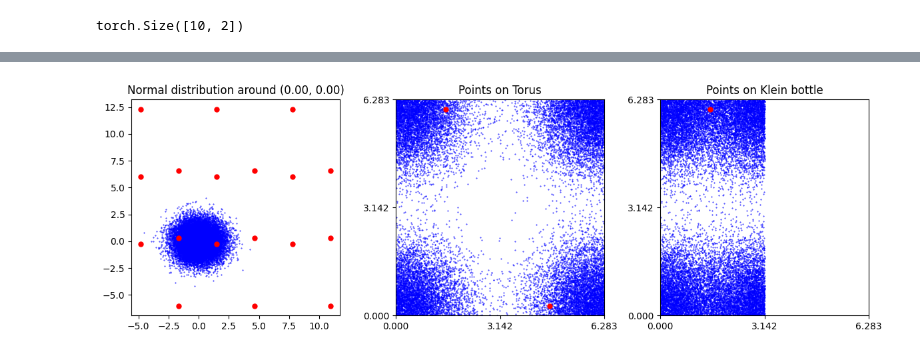
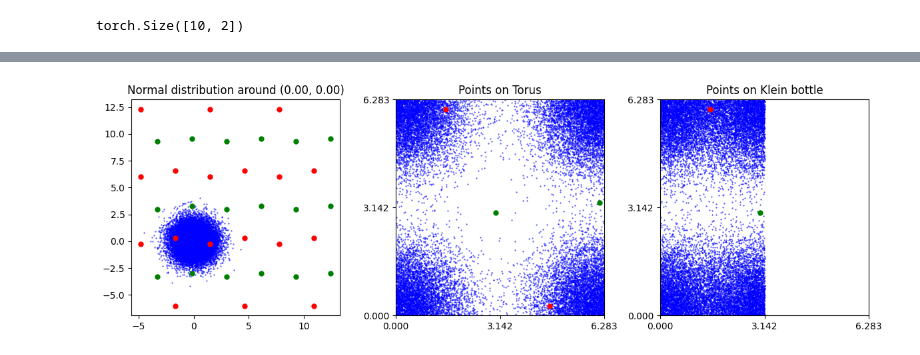
Before and after one commit to bekemax/KleinVAE, a Jupyter notebook: notebooks/torch_klein_filters.ipynb, the cells around one changed output, grey strips where cells are left out. Cells and saved outputs as stored; diff of their text form; code cells hidden in the pictures.

```diff
--- a/notebooks/torch_klein_filters.ipynb
+++ b/notebooks/torch_klein_filters.ipynb
@@ -285,37 +282,41 @@ klein_points = project_to_klein(points)
 fig, axes = plt.subplots(1, 3, figsize=(12, 4))
 axes[0].plot(points[:,0], points[:,1], 'o', markersize=0.4, color='blue')
 axes[0].set_title(f'Normal distribution around ({loc[0]:.2f}, {loc[1]:.2f})')
 
 
 axes[1].plot(torch.remainder(points[:,0], 2 * torch.pi), torch.remainder(points[:,1], 2 * torch.pi), 'o', markersize=0.4, color='blue')
 axes[1].set_title('Points on Torus')
 axes[1].set_xlim(0, 2 * torch.pi)
 axes[1].set_ylim(0, 2 * torch.pi)
 axes[1].axes.get_xaxis().set_ticks([0, torch.pi, 2 * torch.pi])
 axes[1].axes.get_yaxis().set_ticks([0, torch.pi, 2 * torch.pi])
 
 axes[2].plot(klein_points[:,0], klein_points[:,1], 'o', markersize=0.4, color='blue')
 axes[2].set_title('Points on Klein bottle')
 axes[2].set_xlim(0, 2 * torch.pi)
 axes[2].set_ylim(0, 2 * torch.pi)
 axes[2].axes.get_xaxis().set_ticks([0, torch.pi, 2 * torch.pi])
 axes[2].axes.get_yaxis().set_ticks([0, torch.pi, 2 * torch.pi])
 
 # Choose a single point (e.g. the first one) to highlight
-p_klein = torch.Tensor([[1.5, 6]]) #sampled #torch.Tensor([3, 3]) #klein_points[28]#np.array([1.5, 6])
+p_klein = torch.Tensor([[1.5, 6], [3,3]]) #sampled #torch.Tensor([3, 3]) #klein_points[28]#np.array([1.5, 6])
 p_torus = preimage_of_klein(p_klein)
 p_plane = preimage_of_torus_grid(p_torus) #preimage_of_torus_grid(p_torus) #preimage_of_torus_recursive(p_torus)
 
 # Plot in red on each subplot
 axes[0].plot(p_plane[0,:,0], p_plane[0,:,1], 'ro', markersize=5)
+axes[0].plot(p_plane[1,:,0], p_plane[1,:,1], 'go', markersize=5)
+
 axes[1].plot(p_torus[0,:,0], p_torus[0,:,1], 'ro', markersize=5)
-#axes[1].plot(np.remainder(p_plane[0], 2 * np.pi), np.remainder(p_plane[1], 2 * np.pi), 'ko', markersize=5)
-axes[2].plot(p_klein[:,0], p_klein[:,1], 'ro', markersize=5)
+axes[1].plot(p_torus[1,:,0], p_torus[1,:,1], 'go', markersize=5)
+
+axes[2].plot(p_klein[0,0], p_klein[0,1], 'ro', markersize=5)
+axes[2].plot(p_klein[1,0], p_klein[1,1], 'go', markersize=5)
 
 plt.tight_layout()
 plt.show()
 # %% [output]
-[figure, old version]
+[figure, new version]
 # %%
 import torch #! DEBUG
 
```
Also changed, not shown: parts of 2 cells of this notebook, 1 other file.
